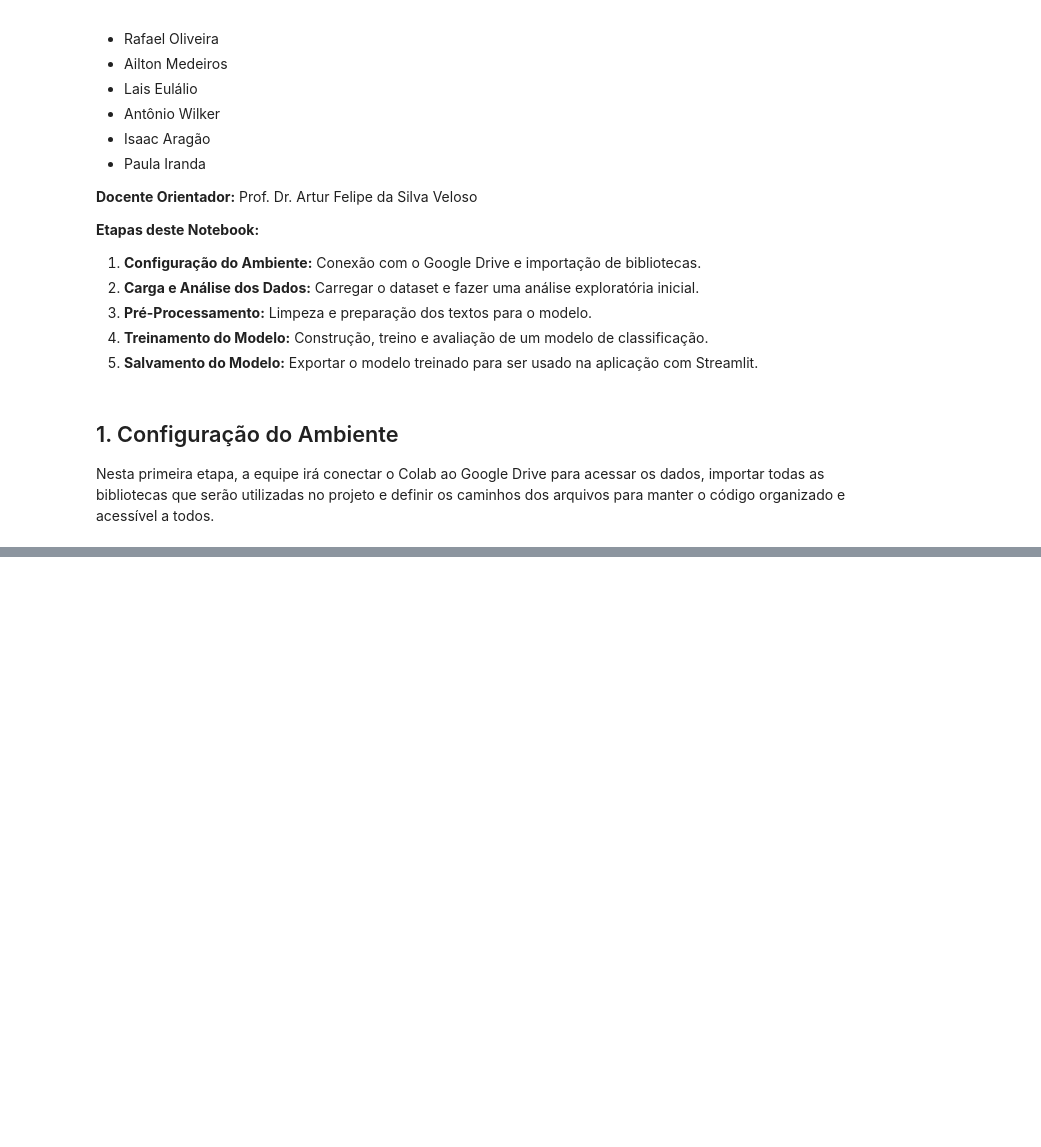
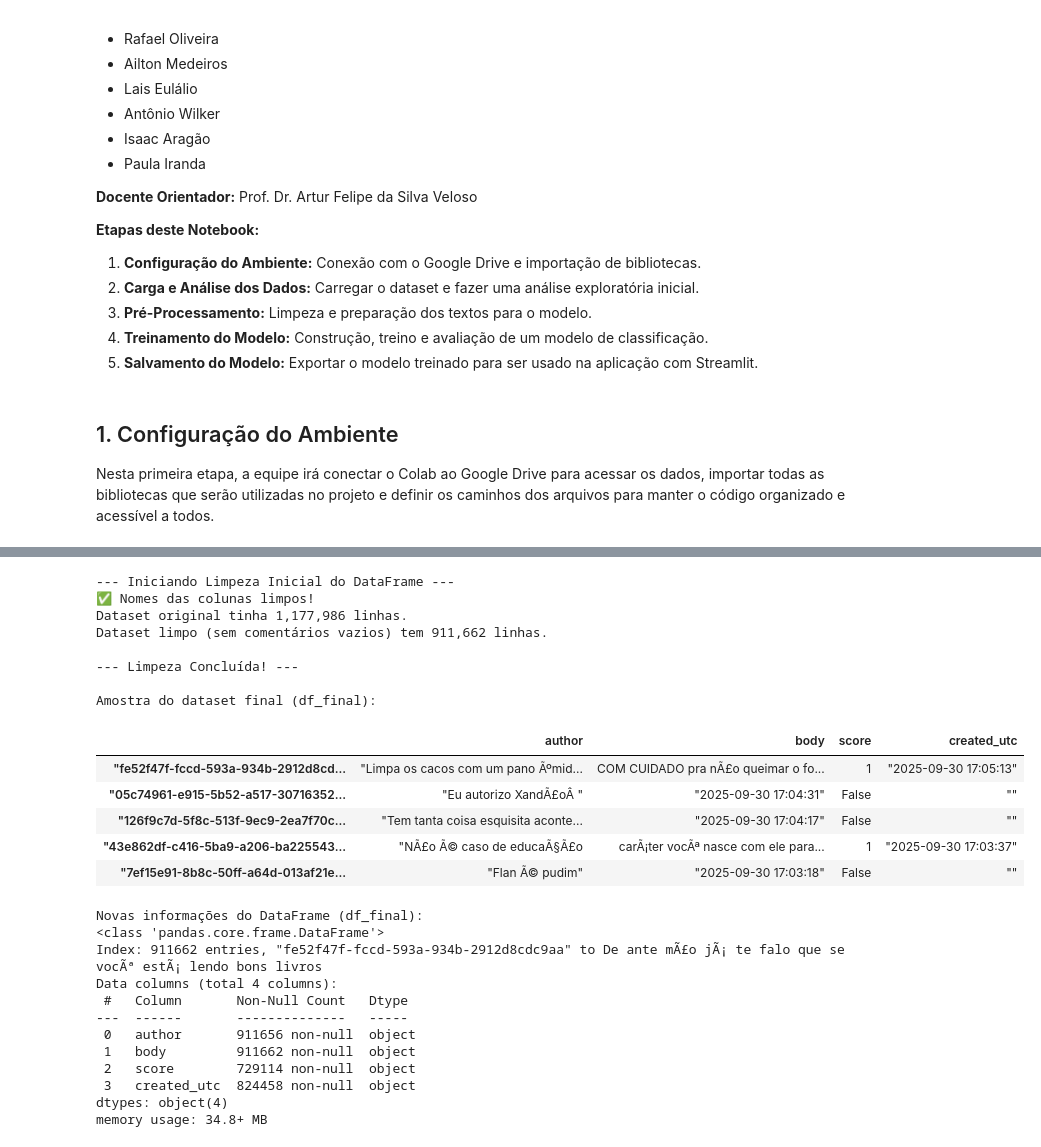
Before and after one commit to rafaelinfopiaui/analise-sentimentos-cpweekend, a Jupyter notebook: notebooks/Desenvolvimento_Analise_Sentimentos.ipynb, the cells around one changed output, grey strips where cells are left out. Saved outputs shown, nothing was run; the diff lists cells and outputs as text; code cells hidden in the pictures; blank space fills up the shorter version.

```diff
--- a/notebooks/Desenvolvimento_Analise_Sentimentos.ipynb
+++ b/notebooks/Desenvolvimento_Analise_Sentimentos.ipynb
@@ -65,20 +76,0 @@ Nesta etapa, a equipe carrega o dataset e realiza uma verificação rápida para
-# %%
-# 2.1 - Carregar o dataset
-try:
-    df = pd.read_csv(CAMINHO_DADOS_BRUTOS)
-    print("Dataset carregado com sucesso!")
-except FileNotFoundError:
-    print(f"Erro: Arquivo não encontrado em '{CAMINHO_DADOS_BRUTOS}'. Verifiquem o caminho e o nome do arquivo no Drive.")
-
-# 2.2 - Visualizar as primeiras linhas
-print("Primeiras 5 linhas do dataset:")
-display(df.head())
-
-# 2.3 - Verificar informações gerais
-print("\nInformações do DataFrame:")
-df.info()
-
-# 2.4 - Verificar a distribuição das classes de sentimento
-# (A equipe deve substituir 'sentimento' pelo nome real da coluna de classificação)
-print("\nDistribuição dos sentimentos:")
-print(df['sentimento'].value_counts())
@@ -88,0 +163,51 @@ Esta é uma das etapas mais críticas. A equipe definiu uma função de limpeza
+# %%
+print("--- Iniciando Limpeza Inicial do DataFrame ---")
+
+# 1. Limpar os nomes das colunas (remover aspas)
+# O .str.replace('"', '') encontra e substitui as aspas por nada.
+df.columns = df.columns.str.replace('"', '')
+print("✅ Nomes das colunas limpos!")
+
+# 2. Remover linhas onde o comentário ('body') está vazio
+# O .dropna() remove as linhas com valores nulos na coluna especificada.
+df_limpo = df.dropna(subset=['body'])
+print(f"Dataset original tinha {len(df):,} linhas.")
+print(f"Dataset limpo (sem comentários vazios) tem {len(df_limpo):,} linhas.")
+
+# 3. Selecionar apenas as colunas que nos interessam para o projeto
+# .copy() evita avisos futuros do pandas
+df_final = df_limpo[['author', 'body', 'score', 'created_utc']].copy()
+
+print("\n--- Limpeza Concluída! ---")
+print("\nAmostra do dataset final (df_final):")
+display(df_final.head())
+
+print("\nNovas informações do DataFrame (df_final):")
+df_final.info(show_counts=True)
+# %% [output]
+--- Iniciando Limpeza Inicial do DataFrame ---
+✅ Nomes das colunas limpos!
+Dataset original tinha 1,177,986 linhas.
+Dataset limpo (sem comentários vazios) tem 911,662 linhas.
+
+--- Limpeza Concluída! ---
+
+Amostra do dataset final (df_final):
+|  | author | body | score | created_utc |
+| "fe52f47f-fccd-593a-934b-2912d8cd... | "Limpa os cacos com um pano Ãºmid... | COM CUIDADO pra nÃ£o queimar o fo... | 1 | "2025-09-30 17:05:13" |
+| "05c74961-e915-5b52-a517-30716352... | "Eu autorizo XandÃ£oÂ " | "2025-09-30 17:04:31" | False | "" |
+| "126f9c7d-5f8c-513f-9ec9-2ea7f70c... | "Tem tanta coisa esquisita aconte... | "2025-09-30 17:04:17" | False | "" |
+| "43e862df-c416-5ba9-a206-ba225543... | "NÃ£o Ã© caso de educaÃ§Ã£o | carÃ¡ter vocÃª nasce com ele para... | 1 | "2025-09-30 17:03:37" |
+| "7ef15e91-8b8c-50ff-a64d-013af21e... | "Flan Ã© pudim" | "2025-09-30 17:03:18" | False | "" |
+Novas informações do DataFrame (df_final):
+<class 'pandas.core.frame.DataFrame'>
+Index: 911662 entries, "fe52f47f-fccd-593a-934b-2912d8cdc9aa" to De ante mÃ£o jÃ¡ te falo que se vocÃª estÃ¡ lendo bons livros
+Data columns (total 4 columns):
+ #   Column       Non-Null Count   Dtype
+---  ------       --------------   -----
+ 0   author       911656 non-null  object
+ 1   body         911662 non-null  object
+ 2   score        729114 non-null  object
+ 3   created_utc  824458 non-null  object
+dtypes: object(4)
+memory usage: 34.8+ MB
```
Also changed, not shown: parts of 16 cells of this notebook.
